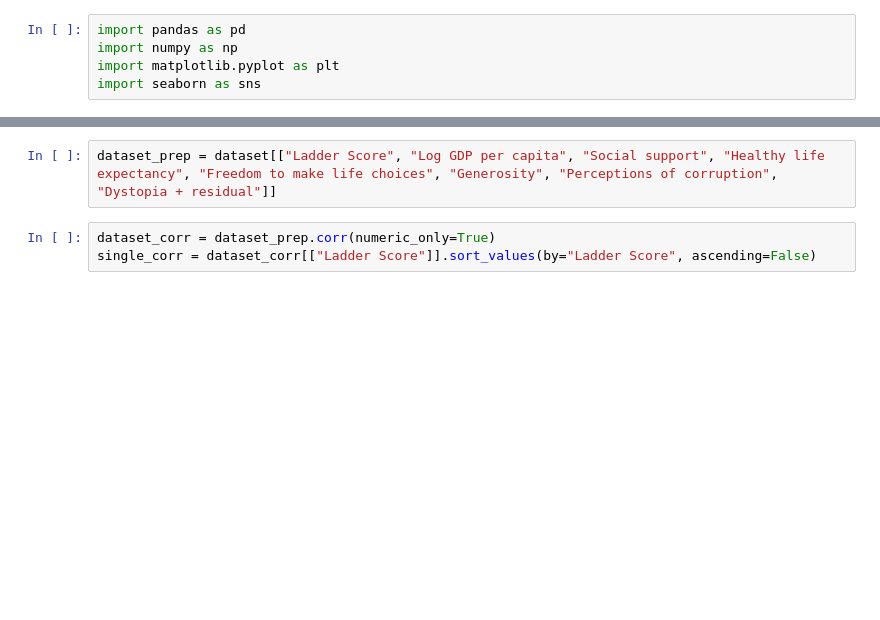
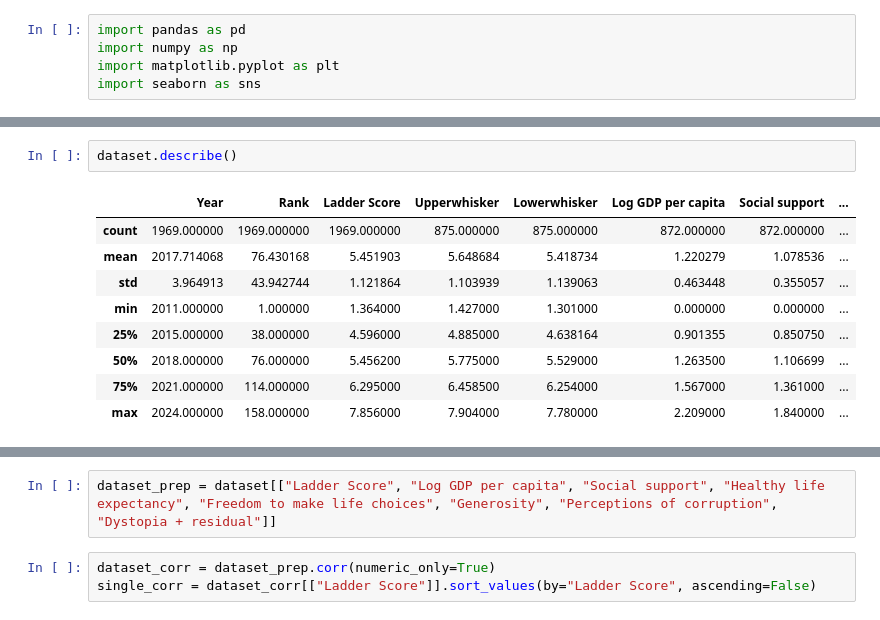
Before and after one commit to matcze/world_happiness, a Jupyter notebook: world_happiness.ipynb, the cells around one changed output, grey strips where cells are left out. Cells and saved outputs as stored; diff of their text form; blank space fills up the shorter version.

```diff
--- a/world_happiness.ipynb
+++ b/world_happiness.ipynb
@@ -124 +60,13 @@ plt.show()
+# %%
+dataset.describe()
+# %% [output]
+|  | Year | Rank | Ladder Score | Upperwhisker | Lowerwhisker | Log GDP per capita | Social support | ... |
+| count | 1969.000000 | 1969.000000 | 1969.000000 | 875.000000 | 875.000000 | 872.000000 | 872.000000 | ... |
+| mean | 2017.714068 | 76.430168 | 5.451903 | 5.648684 | 5.418734 | 1.220279 | 1.078536 | ... |
+| std | 3.964913 | 43.942744 | 1.121864 | 1.103939 | 1.139063 | 0.463448 | 0.355057 | ... |
+| min | 2011.000000 | 1.000000 | 1.364000 | 1.427000 | 1.301000 | 0.000000 | 0.000000 | ... |
+| 25% | 2015.000000 | 38.000000 | 4.596000 | 4.885000 | 4.638164 | 0.901355 | 0.850750 | ... |
+| 50% | 2018.000000 | 76.000000 | 5.456200 | 5.775000 | 5.529000 | 1.263500 | 1.106699 | ... |
+| 75% | 2021.000000 | 114.000000 | 6.295000 | 6.458500 | 6.254000 | 1.567000 | 1.361000 | ... |
+| max | 2024.000000 | 158.000000 | 7.856000 | 7.904000 | 7.780000 | 2.209000 | 1.840000 | ... |
 # %% [markdown]
```
Also changed, not shown: parts of 28 cells of this notebook.
